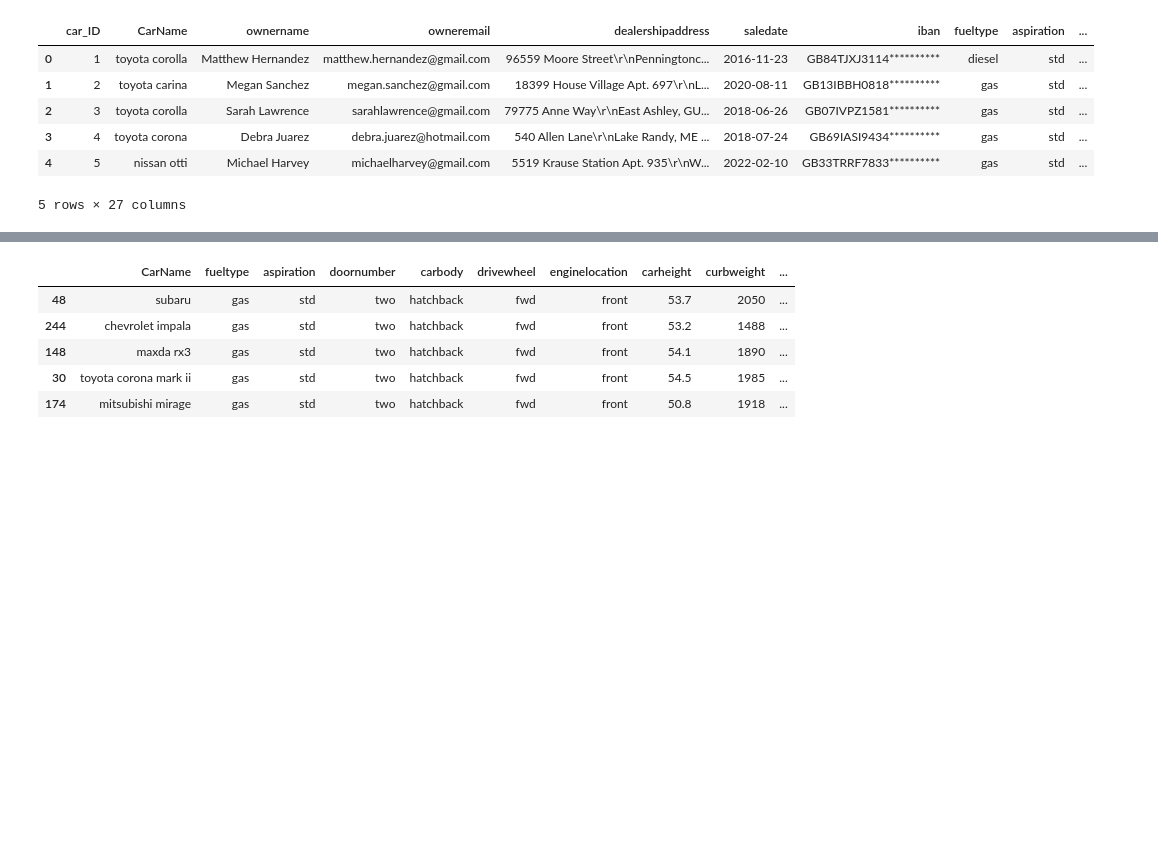
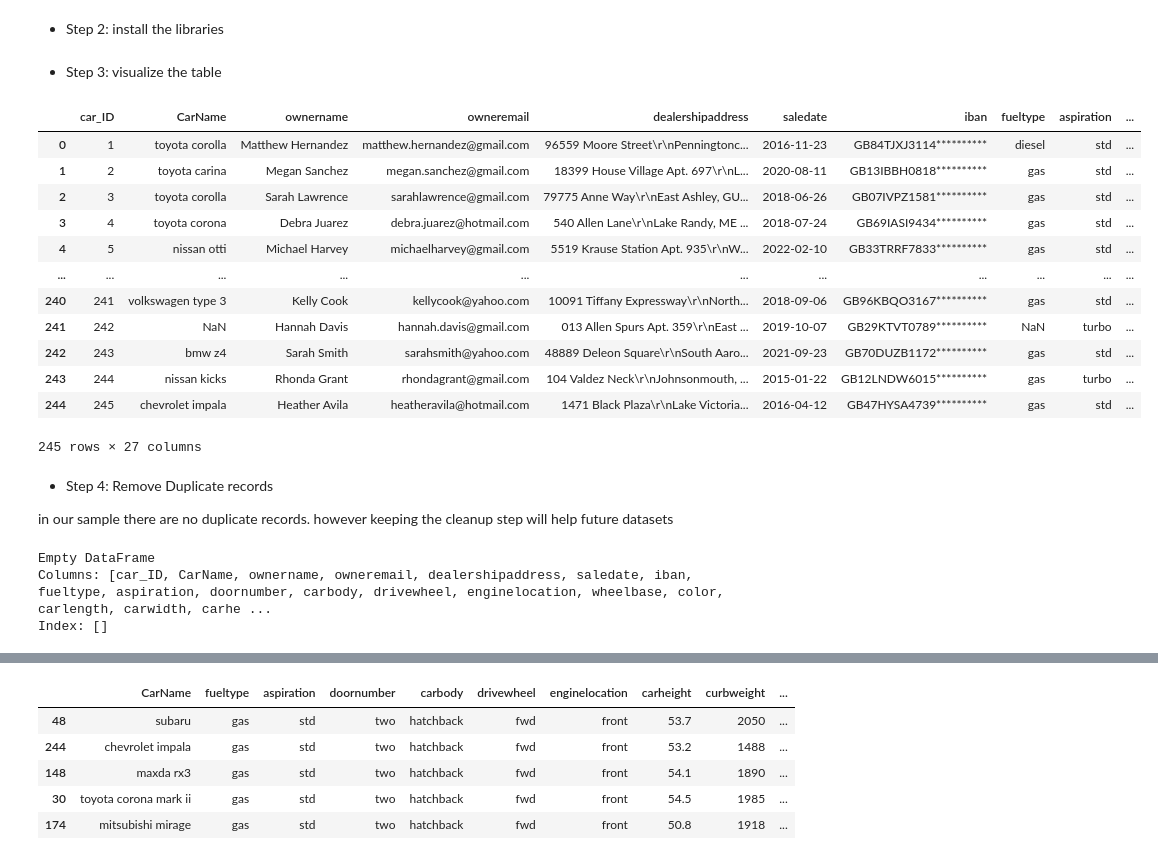
Before and after one commit to Ujjwal-Priyadarshan/PricePrediction, a Jupyter notebook: notebook.ipynb, the cells around one changed output, grey strips where cells are left out. Drawn from its saved outputs; the diff is of its cells as text; code cells hidden in the pictures; blank space fills up the shorter version.

```diff
--- a/notebook.ipynb
+++ b/notebook.ipynb
@@ -5 +8,3 @@ hello world
+# %% [markdown]
+* Step 2: install the libraries
 # %%
@@ -6,16 +12,37 @@ hello world
 ! pip install pandas
 ! pip install scikit-learn
+# %% [markdown]
+* Step 3: visualize the table
 # %%
-
 import pandas as pd
 
 df = pd.read_csv('data/sample_data.csv')
-df.head()
+df
 # %% [output]
 |  | car_ID | CarName | ownername | owneremail | dealershipaddress | saledate | iban | fueltype | aspiration | ... |
 | 0 | 1 | toyota corolla | Matthew Hernandez | matthew.hernandez@gmail.com | 96559 Moore Street\r\nPenningtonc... | 2016-11-23 | GB84TJXJ3114********** | diesel | std | ... |
 | 1 | 2 | toyota carina | Megan Sanchez | megan.sanchez@gmail.com | 18399 House Village Apt. 697\r\nL... | 2020-08-11 | GB13IBBH0818********** | gas | std | ... |
 | 2 | 3 | toyota corolla | Sarah Lawrence | sarahlawrence@gmail.com | 79775 Anne Way\r\nEast Ashley, GU... | 2018-06-26 | GB07IVPZ1581********** | gas | std | ... |
 | 3 | 4 | toyota corona | Debra Juarez | debra.juarez@hotmail.com | 540 Allen Lane\r\nLake Randy, ME ... | 2018-07-24 | GB69IASI9434********** | gas | std | ... |
 | 4 | 5 | nissan otti | Michael Harvey | michaelharvey@gmail.com | 5519 Krause Station Apt. 935\r\nW... | 2022-02-10 | GB33TRRF7833********** | gas | std | ... |
+| ... | ... | ... | ... | ... | ... | ... | ... | ... | ... | ... |
+| 240 | 241 | volkswagen type 3 | Kelly Cook | kellycook@yahoo.com | 10091 Tiffany Expressway\r\nNorth... | 2018-09-06 | GB96KBQO3167********** | gas | std | ... |
+| 241 | 242 | NaN | Hannah Davis | hannah.davis@gmail.com | 013 Allen Spurs Apt. 359\r\nEast ... | 2019-10-07 | GB29KTVT0789********** | NaN | turbo | ... |
+| 242 | 243 | bmw z4 | Sarah Smith | sarahsmith@yahoo.com | 48889 Deleon Square\r\nSouth Aaro... | 2021-09-23 | GB70DUZB1172********** | gas | std | ... |
+| 243 | 244 | nissan kicks | Rhonda Grant | rhondagrant@gmail.com | 104 Valdez Neck\r\nJohnsonmouth, ... | 2015-01-22 | GB12LNDW6015********** | gas | turbo | ... |
+| 244 | 245 | chevrolet impala | Heather Avila | heatheravila@hotmail.com | 1471 Black Plaza\r\nLake Victoria... | 2016-04-12 | GB47HYSA4739********** | gas | std | ... |
-5 rows × 27 columns
+245 rows × 27 columns
+# %% [markdown]
+* Step 4: Remove Duplicate records
+
+in our sample there are no duplicate records. however keeping the cleanup step will help future datasets
+# %%
+# check how many duplicates exist
+duplicates = df[df.duplicated(keep=False)]
+print(duplicates.to_string(index=False))
+
+df = df.drop_duplicates()
+# %% [output]
+Empty DataFrame
+Columns: [car_ID, CarName, ownername, owneremail, dealershipaddress, saledate, iban, fueltype, aspiration, doornumber, carbody, drivewheel, enginelocation, wheelbase, color, carlength, carwidth, carhe ...
+Index: []
```
Also changed, not shown: parts of 13 cells of this notebook, 17 other files.
